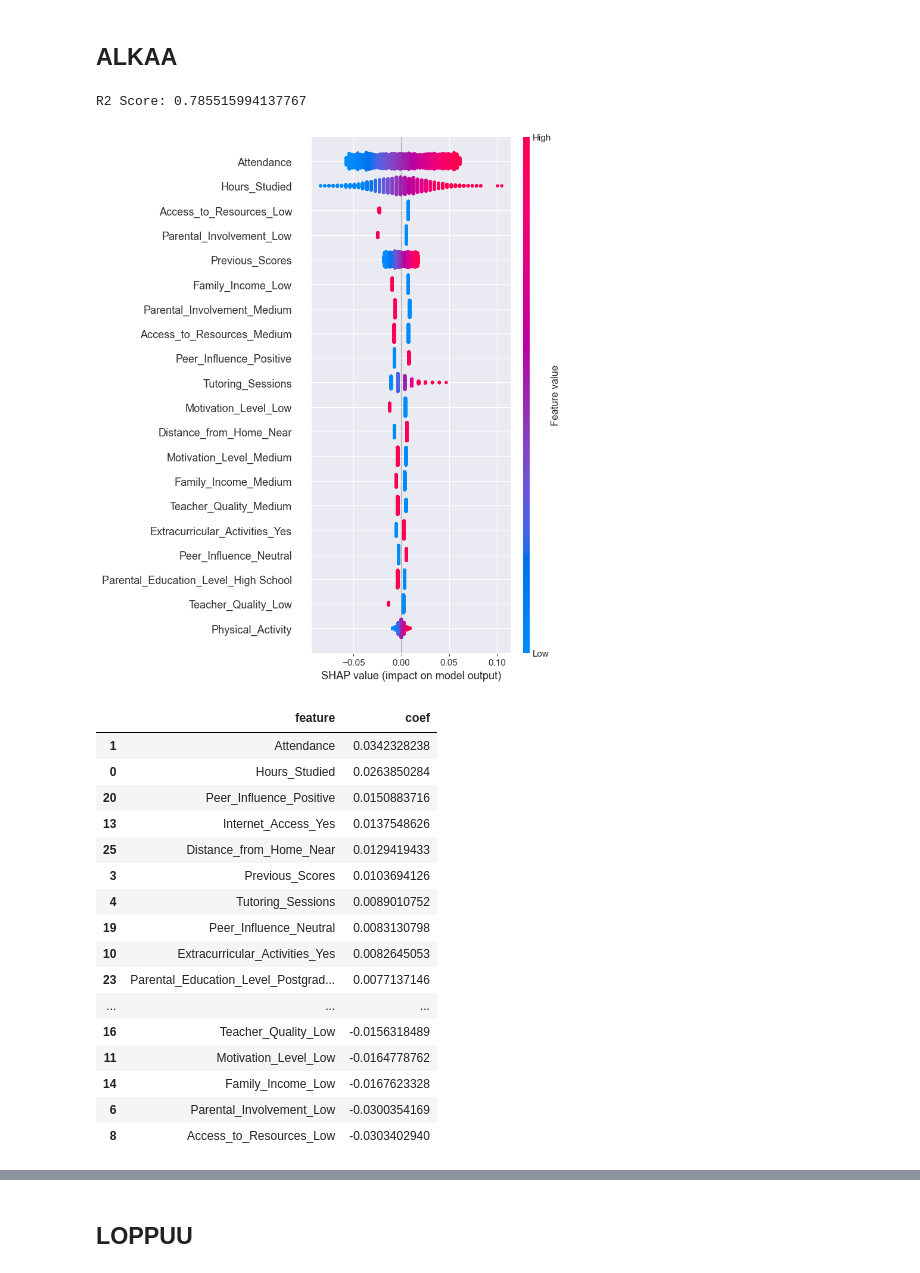
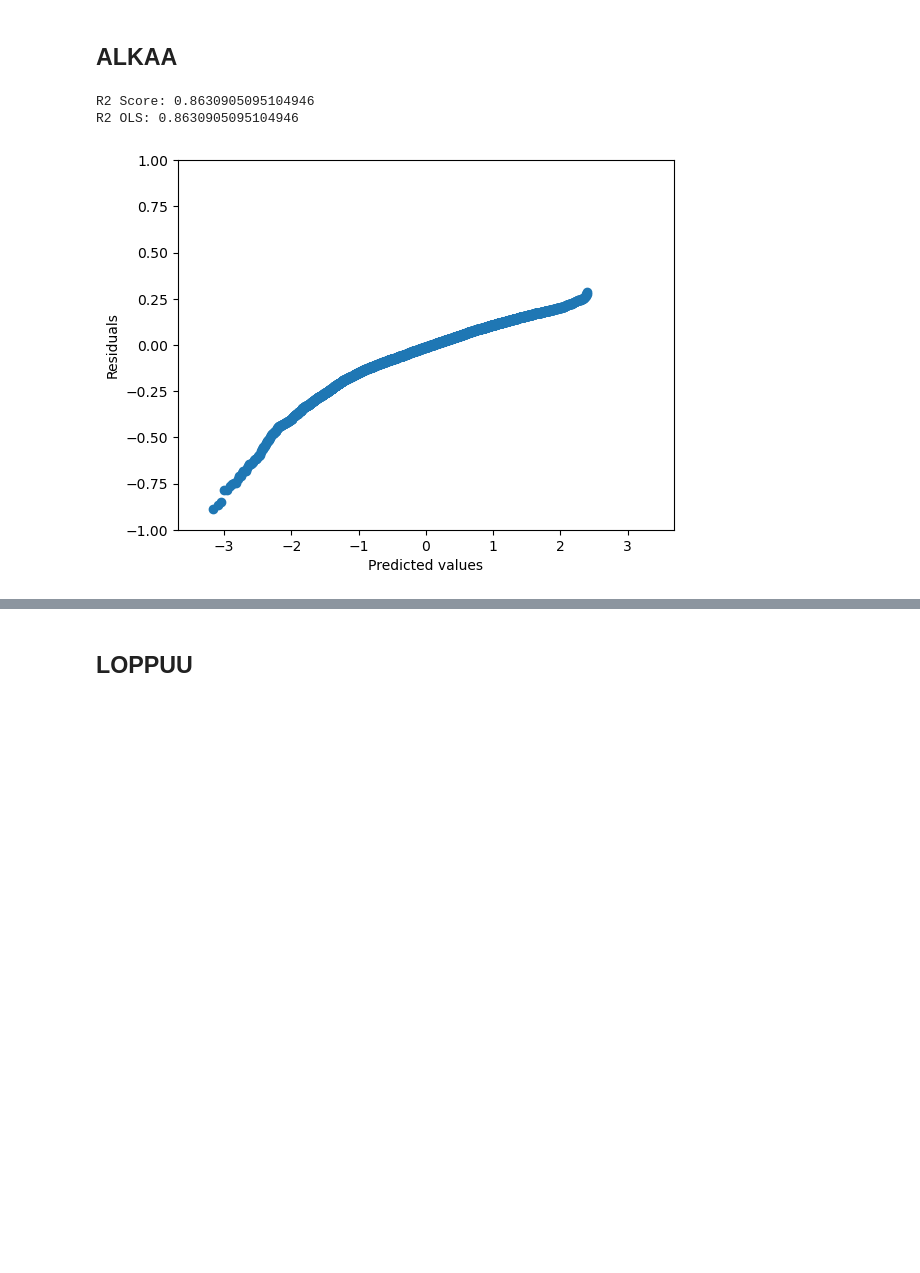
Before and after one commit to joona111/TIES4600, a Jupyter notebook: students.ipynb, the cells around one changed output, grey strips where cells are left out. Drawn from its saved outputs; the diff is of its cells as text; code cells hidden in the pictures; blank space fills up the shorter version.

Commit message:
qq kuvaaja ja power transformer muunnos

```diff
--- a/students.ipynb
+++ b/students.ipynb
@@ -22,17 +24,20 @@ from sklearn.ensemble import IsolationForest
 # %%
 def load_data():
     X = pd.read_csv("StudentPerformanceFactors.csv")
-
+    pow = PowerTransformer(method='box-cox')
+    X["Exam_Score"]=pow.fit_transform(pd.DataFrame(X["Exam_Score"]))
+    X.drop(columns=["Gender","Sleep_Hours","School_Type"],inplace=True)
     X=X.dropna().reset_index(drop=True)
     #X["outlier"] = np.where(X["Exam_Score"]>78,1,0)
     #X = X[X["outlier"]!=1].reset_index()
-    #X.drop(columns=["outlier"],inplace=True)
-    #X.drop(columns=["Distance_from_Home","Gender"])
+    pow = PowerTransformer()
+
+    #
     #X = X[X["Exam_Score"] < 78]
     y = X["Exam_Score"]
+
     X.drop(columns=["Exam_Score"], inplace=True)
 
 
     return X,y
 X,y = load_data()
-X
@@ -64,54 +56,60 @@ sns.histplot(np.log(y),ax=axs[1])
 # %%
 import shap
 X,y=load_data()
-y = np.log(y)
+#y = np.log(y)
 
 
 categorical_columns = X.select_dtypes(include="object").columns.tolist()
 numeric = X.select_dtypes(exclude="object").columns.tolist()
 encoder = OneHotEncoder(sparse_output=False,drop="first")
 encoded = encoder.fit_transform(X[categorical_columns])
 X.drop(columns=categorical_columns,inplace=True)
 encoded_names = encoder.get_feature_names_out()
 X = pd.concat(
     [X, pd.DataFrame(encoded, columns=encoded_names, index=X.index)],
     axis=1
 )
 scaler = StandardScaler()
 X[numeric] = scaler.fit_transform(X[numeric])
 
 X.columns = X.columns.astype(str)
 X,X_test,y,y_test = train_test_split(X,y,test_size=0.2,random_state=42)
+
 lm = LinearRegression()
 lm.fit(X,y)
 preds = lm.predict(X_test)
 r2 = r2_score(y_test,preds)
 print(f'R2 Score: {r2}')
 coefs = pd.DataFrame({"feature": X.columns, "coef": lm.coef_})
 
-explainer = shap.LinearExplainer(lm, X)
-shap_values = explainer(X)
-shap.summary_plot(shap_values)
+#explainer = shap.LinearExplainer(lm, X)
+#shap_values = explainer(X)
+#shap.summary_plot(shap_values)
 
 coefs.sort_values(by="coef",ascending=False,inplace=True)
 coefs
+X_train = sm.add_constant(X)
+X_test = sm.add_constant(X_test)
+ols =OLS(y,X_train)
+ols_model = ols.fit()
+preds_ols = ols_model.predict(X_test)
+r2_ols =r2_score(y_test,preds_ols)
+print(f'R2 OLS: {r2_ols}')
+ols_model.summary()
+
+res = ols_model.resid # residuals
+#Q-Q kuvaaja
+sm.qqplot(res)
+pd.DataFrame(coefs)
+resid_ols = y_test - preds_ols
+
+#sns.scatterplot(x=preds_ols,y=resid_ols)
+#plt.xlim((-1,1))
+plt.ylim((-1,1))
+plt.xlabel("Predicted values")
+plt.ylabel("Residuals")
+plt.show()
 # %% [output]
-R2 Score: 0.785515994137767
+R2 Score: 0.8630905095104946
+R2 OLS: 0.8630905095104946
-[figure, old version]
+[figure, new version]
-|  | feature | coef |
-| 1 | Attendance | 0.0342328238 |
-| 0 | Hours_Studied | 0.0263850284 |
-| 20 | Peer_Influence_Positive | 0.0150883716 |
-| 13 | Internet_Access_Yes | 0.0137548626 |
-| 25 | Distance_from_Home_Near | 0.0129419433 |
-| 3 | Previous_Scores | 0.0103694126 |
-| 4 | Tutoring_Sessions | 0.0089010752 |
-| 19 | Peer_Influence_Neutral | 0.0083130798 |
-| 10 | Extracurricular_Activities_Yes | 0.0082645053 |
-| 23 | Parental_Education_Level_Postgrad... | 0.0077137146 |
-| ... | ... | ... |
-| 16 | Teacher_Quality_Low | -0.0156318489 |
-| 11 | Motivation_Level_Low | -0.0164778762 |
-| 14 | Family_Income_Low | -0.0167623328 |
-| 6 | Parental_Involvement_Low | -0.0300354169 |
-| 8 | Access_to_Resources_Low | -0.0303402940 |
```
Also changed, not shown: parts of 9 cells of this notebook.
